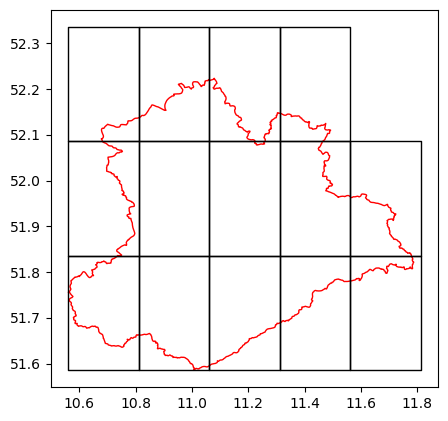
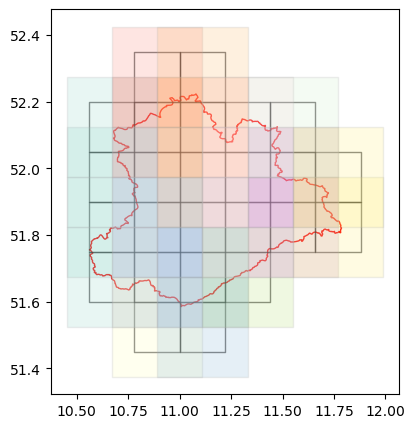
Unified diff of the notebook cell whose output changed from the first chart to the second:
--- before
+++ after
@@ -1,11 +1,21 @@
-roi_path = "/beegfs/halder/GITHUB/PROJECT/hydrokit/data/raw/ROI/Bode_catchment.zip"
+roi_path = (
+    "/beegfs/halder/GITHUB/PROJECT/hydrokit/data/raw/study_area/Bode_catchment.zip"
+)
 roi = gpd.read_file(roi_path)
-roi_grids = create_grids(roi, resolution=0.25)
 
-print(roi_grids.shape)
+lat_resolution = 0.15
+lon_resolution = 0.22
+
+grid_gdf = create_grids(roi, lat_resolution, lon_resolution)
+domain_gdf = create_domain(
+    grid_gdf, lat_buffer=lat_resolution * 0.5, lon_buffer=lon_resolution * 0.5
+)
+
+print(grid_gdf.shape)
 
 fig, ax = plt.subplots(figsize=(5, 5))
 roi.plot(ax=ax, facecolor="none", edgecolor="red")
-roi_grids.plot(ax=ax, facecolor="none")
+grid_gdf.plot(ax=ax, facecolor="none", alpha=0.5)
+domain_gdf.plot(ax=ax, column="ID", cmap="Set3", alpha=0.2, edgecolor="darkgrey")
 
 plt.show()

Commit: update repo